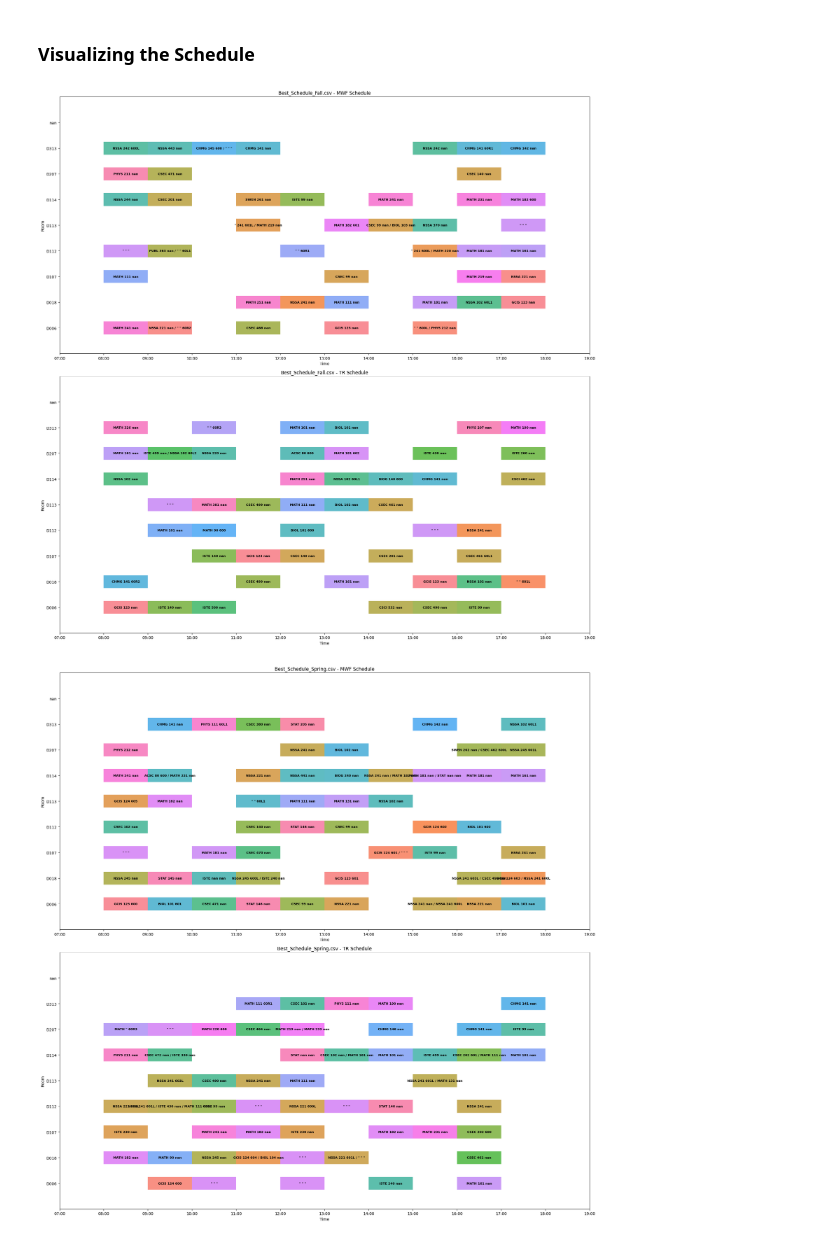
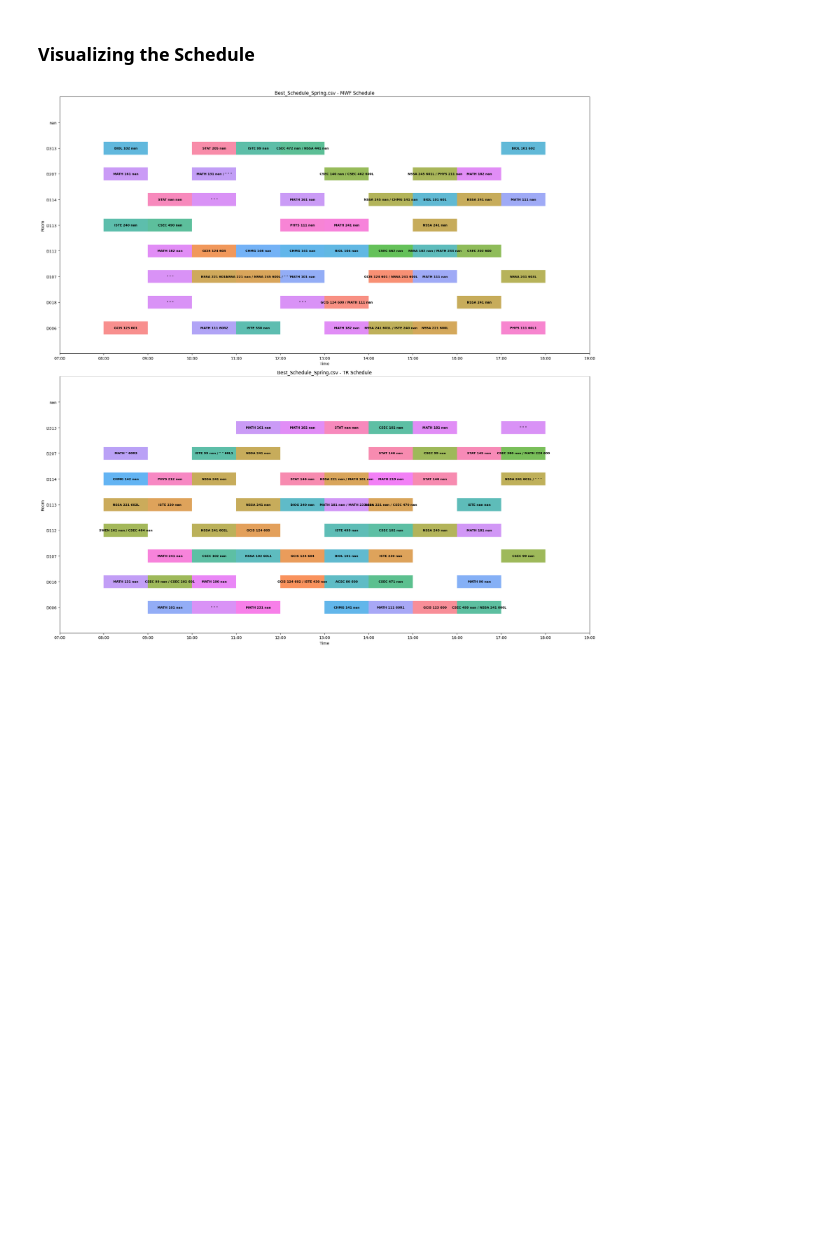
Before and after one commit to rit-d-scheduling-coop/course-scheduling, a Jupyter notebook: rough_notes.ipynb, the cells around one changed output. Saved outputs shown, nothing was run; the diff lists cells and outputs as text; code cells hidden in the pictures; blank space fills up the shorter version.

```diff
--- a/rough_notes.ipynb
+++ b/rough_notes.ipynb
@@ -291,33 +291,32 @@ def visualize_schedule(file_path):
                     fontsize=8, color='black', fontweight='bold')
 
         # Customize the plot
         ax.set_ylim(-1, len(rooms))
         ax.set_xlim(7, 19)  # Assuming classes are between 7 AM and 7 PM
         ax.set_yticks(range(len(rooms)))
         ax.set_yticklabels(rooms)
         ax.set_xlabel('Time')
         ax.set_ylabel('Room')
         ax.set_title(title)
 
         # Add x-axis labels for each hour
         ax.set_xticks(range(7, 20))
         ax.set_xticklabels([f'{h:02d}:00' for h in range(7, 20)])
 
     # Create two subplots
     fig, (ax1, ax2) = plt.subplots(2, 1, figsize=(20, 20))
 
     # Plot MWF schedule
     plot_day_group(df_mwf, ax1, f'{file_path} - MWF Schedule')
 
     # Plot TR schedule
     plot_day_group(df_tr, ax2, f'{file_path} - TR Schedule')
 
     plt.tight_layout()
     plt.show()
 
 # Call the function with the path to your CSV files
-visualize_schedule('Best_Schedule_Fall.csv')
+# visualize_schedule('Best_Schedule_Fall.csv')
 visualize_schedule('Best_Schedule_Spring.csv')
 # %% [output]
-[figure, old version]
+[figure, new version]
-[figure, removed]
```
Also changed, not shown: 2 other files.
